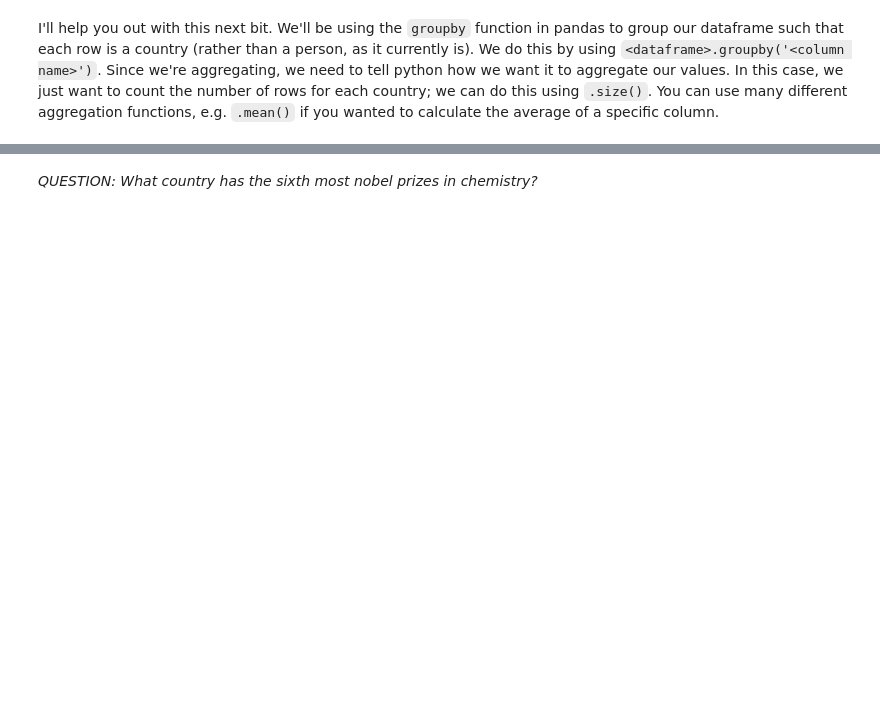
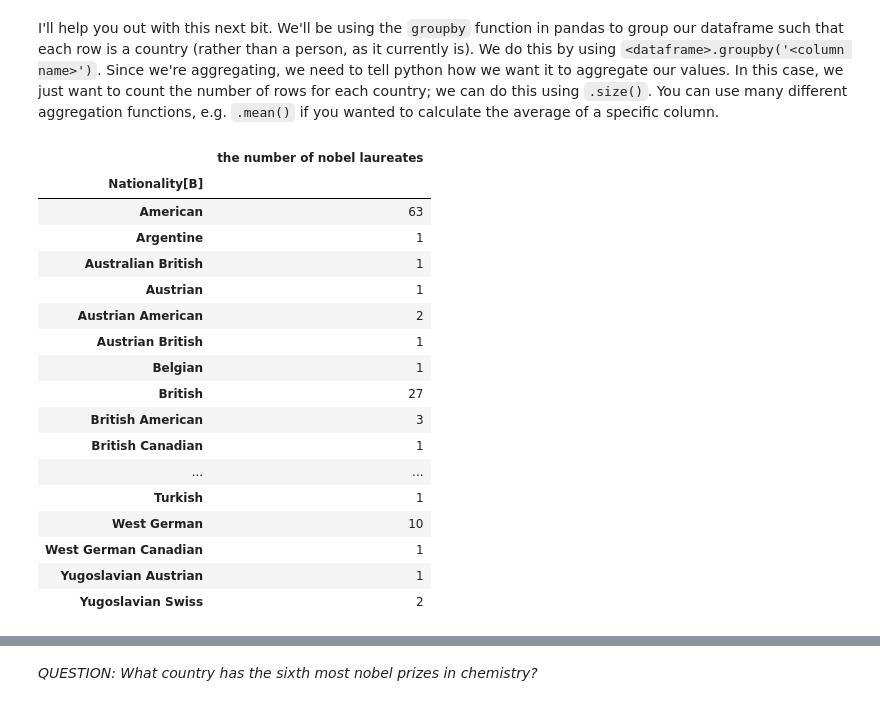
Before and after one commit to Sammy-aaa/QM2-1, a Jupyter notebook: notebooks/W02. Pandas.ipynb, the cells around one changed output, grey strips where cells are left out. Saved outputs shown, nothing was run; the diff lists cells and outputs as text; code cells hidden in the pictures; blank space fills up the shorter version.

```diff
--- a/notebooks/W02. Pandas.ipynb
+++ b/notebooks/W02. Pandas.ipynb
@@ -402,7 +442,24 @@ Using the following URL https://en.wikipedia.org/wiki/List_of_Nobel_laureates_in
 I'll help you out with this next bit. We'll be using the `groupby` function in pandas to group our dataframe such that each row is a country (rather than a person, as it currently is). We do this by using `<dataframe>.groupby('<column name>')`. Since we're aggregating, we need to tell python how we want it to aggregate our values. In this case, we just want to count the number of rows for each country; we can do this using `.size()`. You can use many different aggregation functions, e.g. `.mean()` if you wanted to calculate the average of a specific column.
 # %%
 # create a new dataframe called 'country' in which each row is a country, and the values represent the number of nobel laureates.
-
-# now sort it in descending order
-
-# finally, plot the top 10 countries
+country=pandas.DataFrame(chem.groupby("Nationality[B]").size()).rename(columns={0:"the number of nobel laureates"})
+country
+# %% [output]
+|  | the number of nobel laureates |
+| Nationality[B] |  |
+| American | 63 |
+| Argentine | 1 |
+| Australian British | 1 |
+| Austrian | 1 |
+| Austrian American | 2 |
+| Austrian British | 1 |
+| Belgian | 1 |
+| British | 27 |
+| British American | 3 |
+| British Canadian | 1 |
+| ... | ... |
+| Turkish | 1 |
+| West German | 10 |
+| West German Canadian | 1 |
+| Yugoslavian Austrian | 1 |
+| Yugoslavian Swiss | 2 |
```
Also changed, not shown: parts of 3 cells of this notebook.
